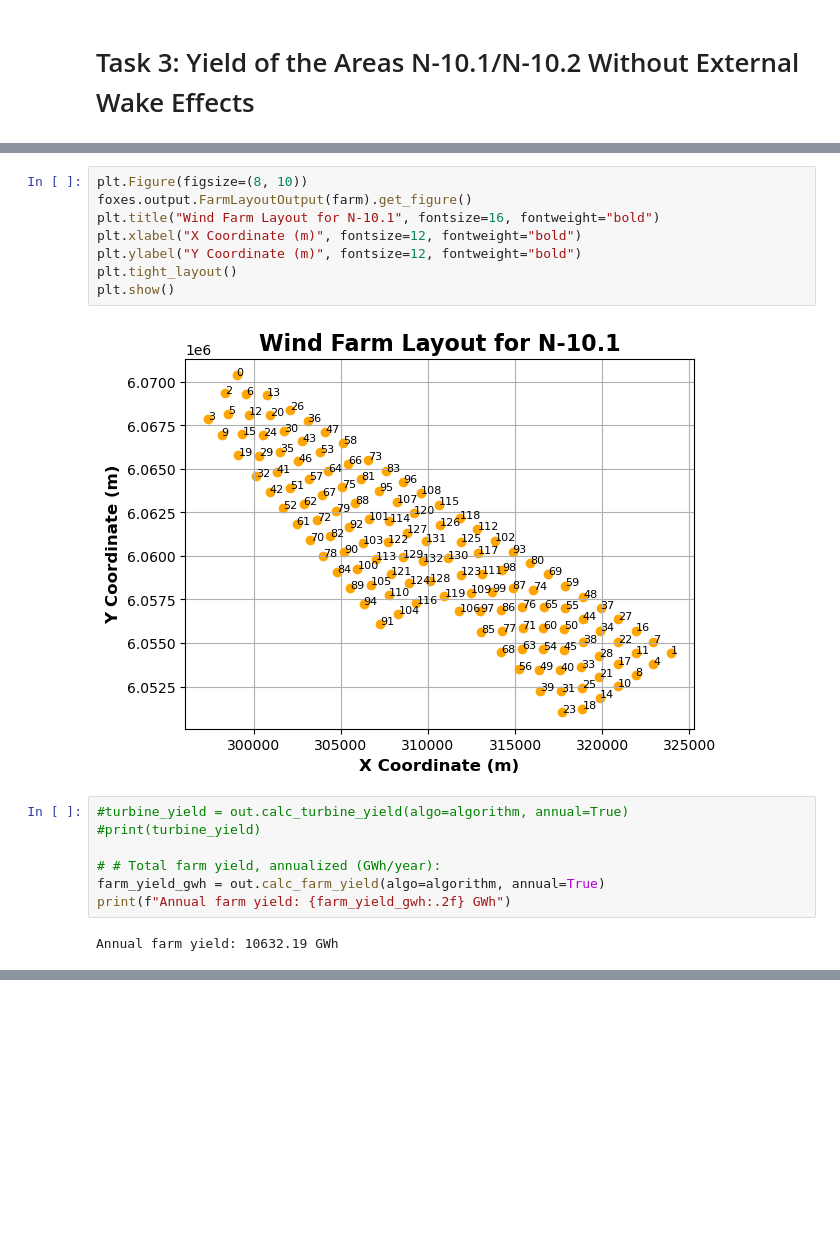
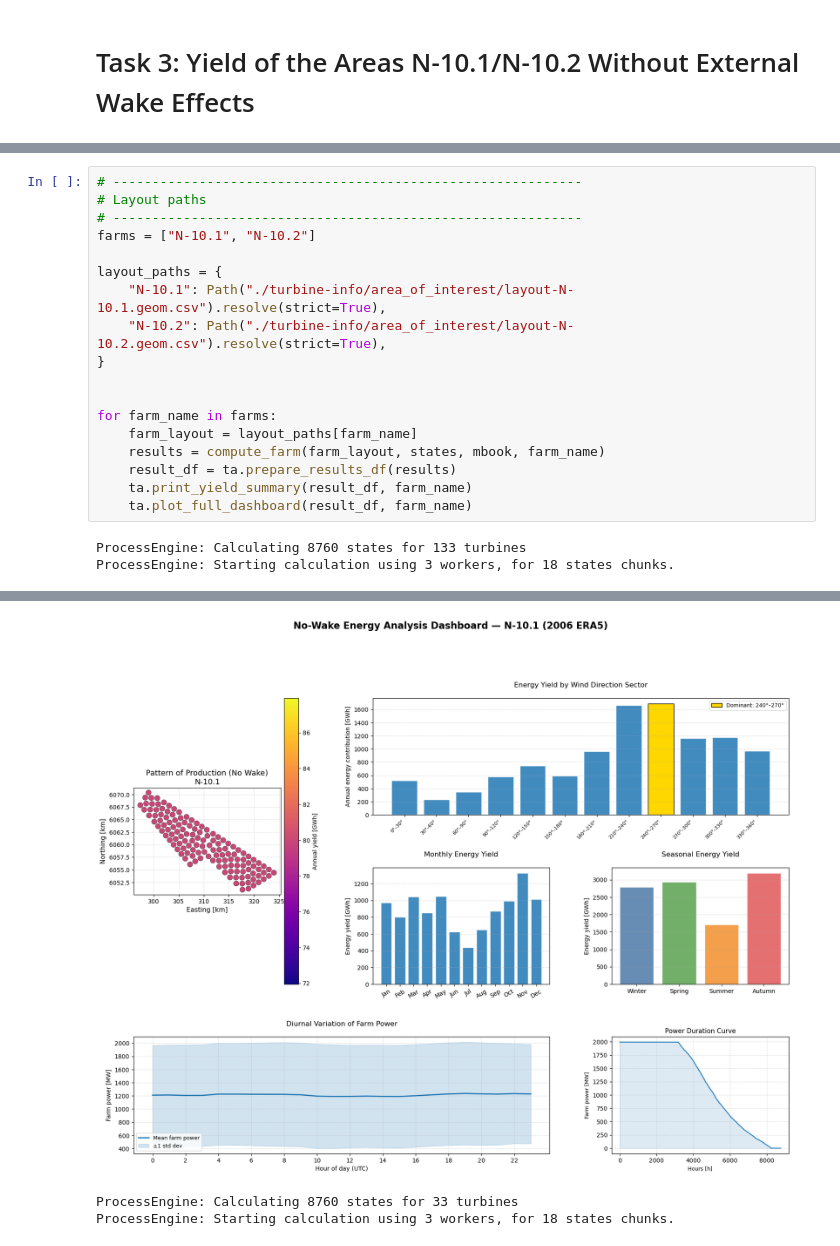
Before and after one commit to Merveille94/foxes-wind-farm-analysis, a Jupyter notebook: task_1_and_2.ipynb, the cells around one changed output, grey strips where cells are left out. Saved outputs shown, nothing was run; the diff lists cells and outputs as text; blank space fills up the shorter version.

Commit message:
added a fucntion to compute farm results, and helper packages to generate farm summary and dashboard for farm energy yield

```diff
--- a/task_1_and_2.ipynb
+++ b/task_1_and_2.ipynb
@@ -149,19 +176,21 @@ ProcessEngine: Completed all 18 chunks
-# %%
-plt.Figure(figsize=(8, 10))
-foxes.output.FarmLayoutOutput(farm).get_figure()
-plt.title("Wind Farm Layout for N-10.1", fontsize=16, fontweight="bold")
-plt.xlabel("X Coordinate (m)", fontsize=12, fontweight="bold")
-plt.ylabel("Y Coordinate (m)", fontsize=12, fontweight="bold")
-plt.tight_layout()
-plt.show()
-# %% [output]
-[figure, removed]
-# %%
-#turbine_yield = out.calc_turbine_yield(algo=algorithm, annual=True)
-#print(turbine_yield)
-
-# # Total farm yield, annualized (GWh/year):
-farm_yield_gwh = out.calc_farm_yield(algo=algorithm, annual=True)
-print(f"Annual farm yield: {farm_yield_gwh:.2f} GWh")
-# %% [output]
-Annual farm yield: 10632.19 GWh
+# %%
+# ------------------------------------------------------------
+# Layout paths
+# ------------------------------------------------------------
+farms = ["N-10.1", "N-10.2"]
+
+layout_paths = {
+    "N-10.1": Path("./turbine-info/area_of_interest/layout-N-10.1.geom.csv").resolve(strict=True),
+    "N-10.2": Path("./turbine-info/area_of_interest/layout-N-10.2.geom.csv").resolve(strict=True),
+}
+
+
+for farm_name in farms:
+    farm_layout = layout_paths[farm_name]
+    results = compute_farm(farm_layout, states, mbook, farm_name)
+    result_df = ta.prepare_results_df(results)
+    ta.print_yield_summary(result_df, farm_name)
+    ta.plot_full_dashboard(result_df, farm_name)
+# %% [output]
+ProcessEngine: Calculating 8760 states for 133 turbines
+ProcessEngine: Starting calculation using 3 workers, for 18 states chunks.
@@ -167,0 +213,3 @@ Annual farm yield: 10632.19 GWh
+[figure, added]
+ProcessEngine: Calculating 8760 states for 33 turbines
+ProcessEngine: Starting calculation using 3 workers, for 18 states chunks.
```
Also changed, not shown: parts of 4 cells of this notebook, 1 other file.
